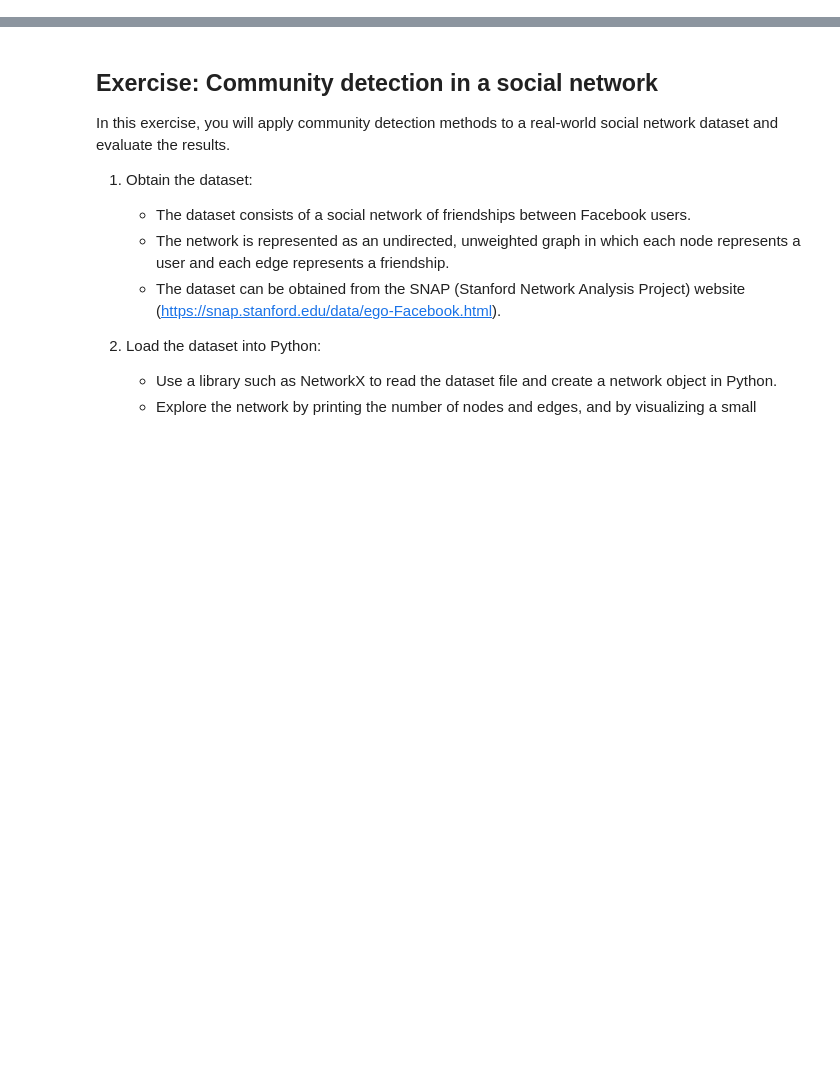
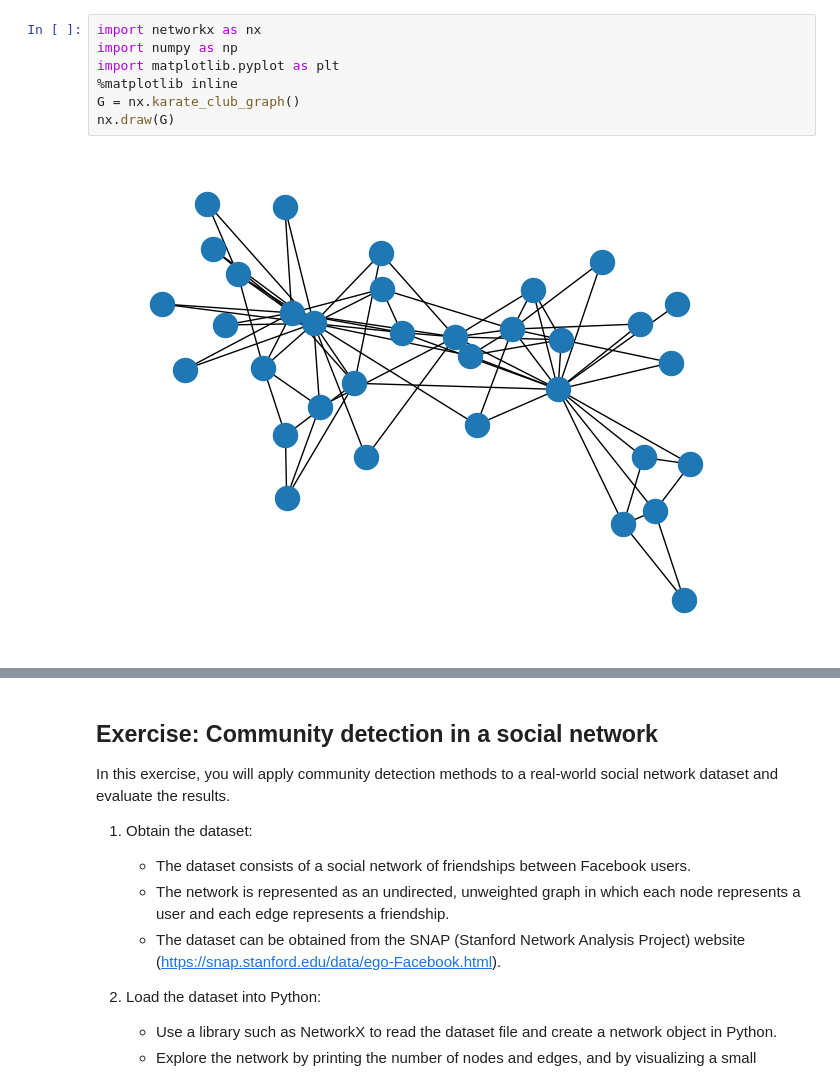
Before and after one commit to IFISC/Complex_Networks_Master, a Jupyter notebook: Lecture_5.ipynb, the cells around one changed output, grey strips where cells are left out. Saved outputs shown, nothing was run; the diff lists cells and outputs as text; blank space fills up the shorter version.

```diff
--- a/Lecture_5.ipynb
+++ b/Lecture_5.ipynb
@@ -91,0 +64,9 @@ Mixed membership models can capture overlapping and hierarchical community struc
+# %%
+import networkx as nx
+import numpy as np
+import matplotlib.pyplot as plt
+%matplotlib inline
+G = nx.karate_club_graph()
+nx.draw(G)
+# %% [output]
+[figure, added]
```
Also changed, not shown: parts of 3 cells of this notebook, 4 other files.
